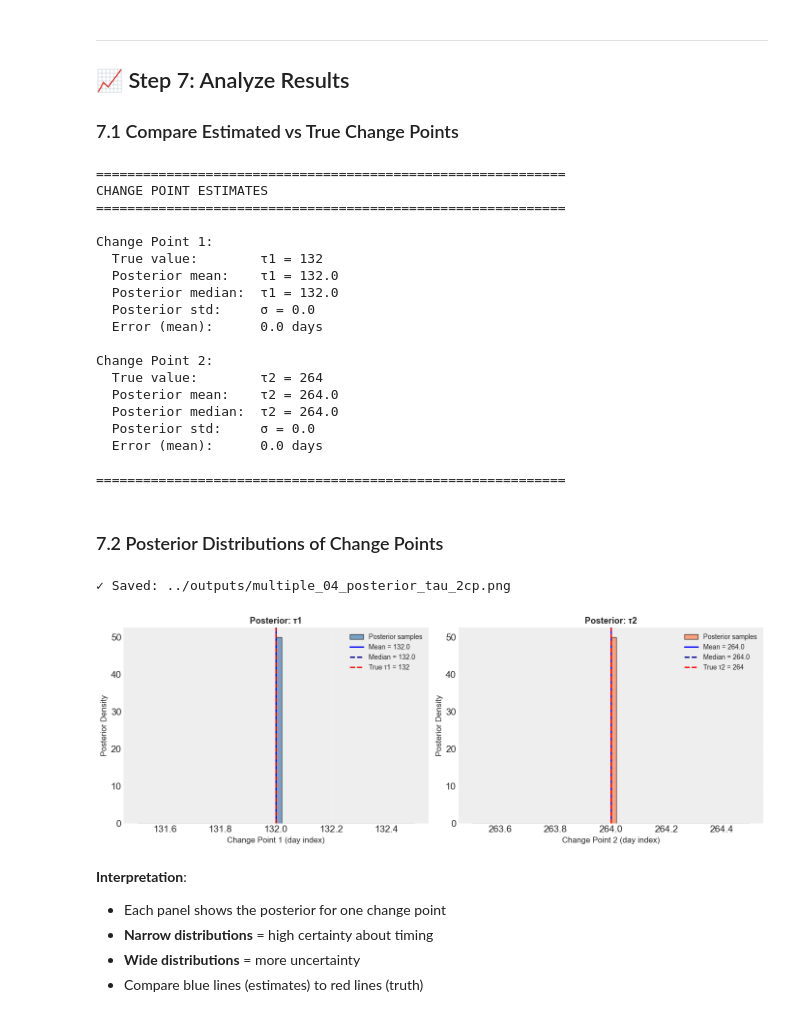
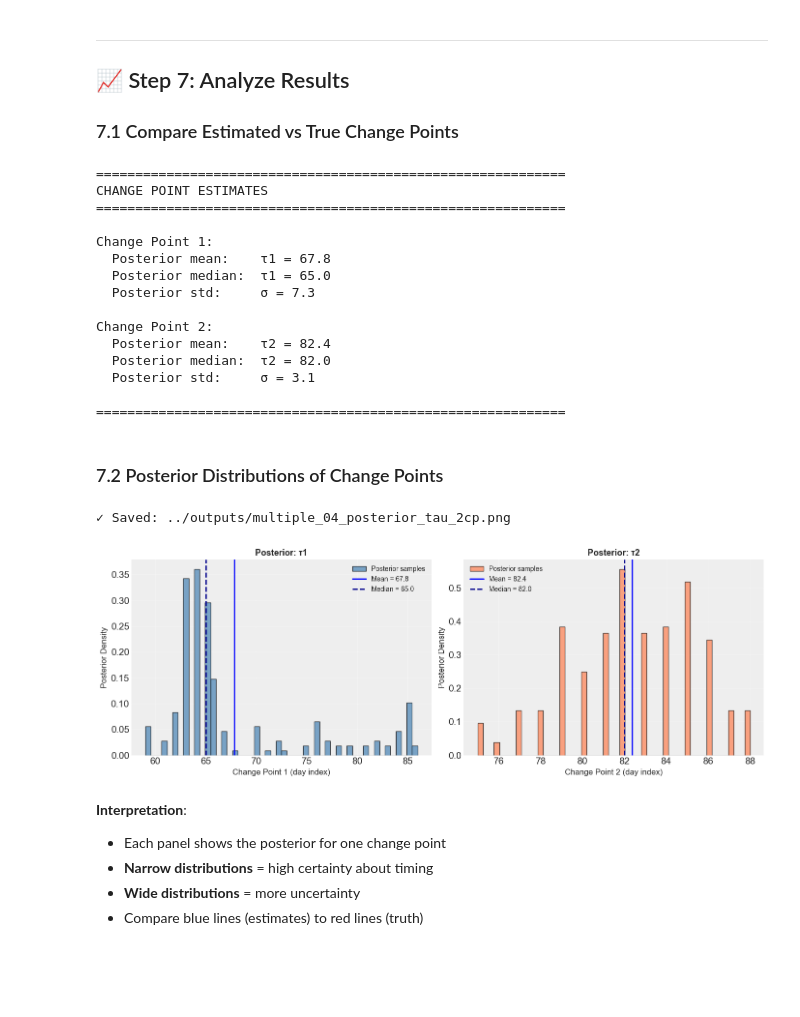
Before and after one commit to Ebenezer777/Change-Point-Analysis-and-Statistical-Modeling-of-Time-Series-Data, a Jupyter notebook: notebooks/02_multiple_changepoints.ipynb, the cells around one changed output. Saved outputs shown, nothing was run; the diff lists cells and outputs as text; code cells hidden in the pictures; blank space fills up the shorter version.

```diff
--- a/notebooks/02_multiple_changepoints.ipynb
+++ b/notebooks/02_multiple_changepoints.ipynb
@@ -137,3 +149,29 @@ First few rows:
 ## 📈 Step 2: Visualize the Data
 
 ### 2.1 Price Series with True Change Points
+# %%
+# --- Exploratory Data Analysis (EDA) ---
+
+# Raw price series
+plt.figure(figsize=(14, 6))
+plt.plot(prices_df['date'], prices_df['price'], linewidth=1.5)
+plt.title("Brent Oil Prices Over Time")
+plt.xlabel("Date")
+plt.ylabel("Price (USD)")
+plt.grid(alpha=0.3)
+plt.tight_layout()
+plt.savefig("../outputs/eda_01_raw_prices.png", dpi=150)
+plt.show()
+
+# Log returns
+prices_df['log_return'] = np.log(prices_df['price']).diff()
+
+plt.figure(figsize=(14, 5))
+plt.plot(prices_df['date'], prices_df['log_return'], linewidth=1)
+plt.title("Log Returns of Brent Oil Prices")
+plt.xlabel("Date")
+plt.ylabel("Log Return")
+plt.grid(alpha=0.3)
+plt.tight_layout()
+plt.savefig("../outputs/eda_02_log_returns.png", dpi=150)
+plt.show()
@@ -151,3 +189,6 @@ plot_price_with_multiple_changepoints(
+# %%
+prices_df = prices_df.iloc[::10]
+prices = prices_df['price'].values
 # %% [markdown]
 **Observation**: Notice how the price series has distinct regimes. Each change point marks a transition to a new price level.
 # %% [markdown]
@@ -266,15 +304,14 @@ Model structure:
 
 We use more tuning steps to ensure convergence.
 # %%
-print("Starting MCMC sampling...")
-print("This may take several minutes. Please be patient.\n")
+print("Starting MCMC sampling... (shortened for speed)\n")
 
 with multiple_changepoint_model:
     trace = pm.sample(
-        draws=1000,
-        tune=1500,
-        chains=4,
-        target_accept=0.95,
+        draws=100,
+        tune=200,
+        chains=2,
+        target_accept=0.9,
         random_seed=42,
         return_inferencedata=True
     )
@@ -383,11 +422,11 @@ for i in range(n_changepoints):
     tau_std = tau_samples.std()
 
     print(f"\nChange Point {i+1}:")
-    print(f"  True value:        τ{i+1} = {tau_true_list[i]}")
+    # print(f"  True value:        τ{i+1} = {tau_true_list[i]}")
     print(f"  Posterior mean:    τ{i+1} = {tau_mean:.1f}")
     print(f"  Posterior median:  τ{i+1} = {tau_median:.1f}")
     print(f"  Posterior std:     σ = {tau_std:.1f}")
-    print(f"  Error (mean):      {abs(tau_mean - tau_true_list[i]):.1f} days")
+    # print(f"  Error (mean):      {abs(tau_mean - tau_true_list[i]):.1f} days")
 
 print("\n" + "="*60 + "\n")
 # %% [output]
@@ -396,18 +435,14 @@ CHANGE POINT ESTIMATES
 ============================================================
 
 Change Point 1:
-  True value:        τ1 = 132
-  Posterior mean:    τ1 = 132.0
-  Posterior median:  τ1 = 132.0
-  Posterior std:     σ = 0.0
-  Error (mean):      0.0 days
+  Posterior mean:    τ1 = 67.8
+  Posterior median:  τ1 = 65.0
+  Posterior std:     σ = 7.3
 
 Change Point 2:
-  True value:        τ2 = 264
-  Posterior mean:    τ2 = 264.0
-  Posterior median:  τ2 = 264.0
-  Posterior std:     σ = 0.0
-  Error (mean):      0.0 days
+  Posterior mean:    τ2 = 82.4
+  Posterior median:  τ2 = 82.0
+  Posterior std:     σ = 3.1
 
 ============================================================
 # %% [markdown]
@@ -415,13 +450,13 @@ Change Point 2:
 # %%
 plot_posterior_tau_multiple(
     trace,
     n_changepoints=n_changepoints,
-    tau_true_list=tau_true_list,
+    # tau_true_list=tau_true_list,
     output_path=f'../outputs/multiple_04_posterior_tau_{n_changepoints}cp.png'
 )
 # %% [output]
 ✓ Saved: ../outputs/multiple_04_posterior_tau_2cp.png
-[figure, old version]
+[figure, new version]
 # %% [markdown]
 **Interpretation**:
 - Each panel shows the posterior for one change point
```
Also changed, not shown: parts of 24 cells of this notebook, 25 other files.
